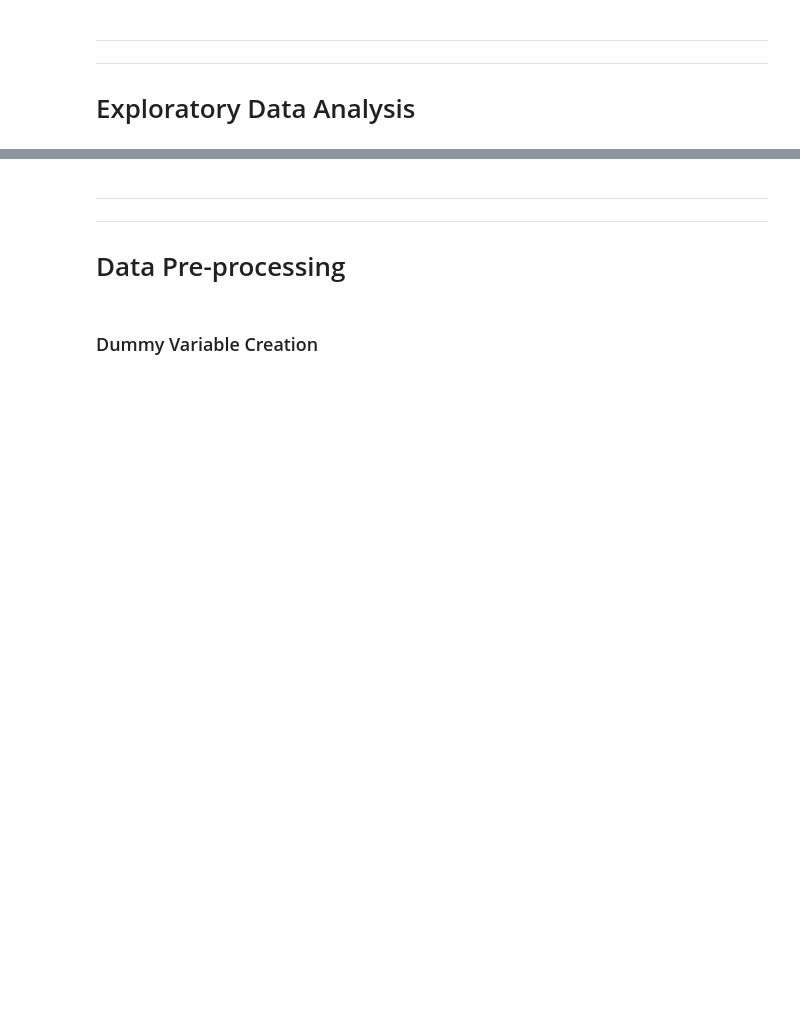
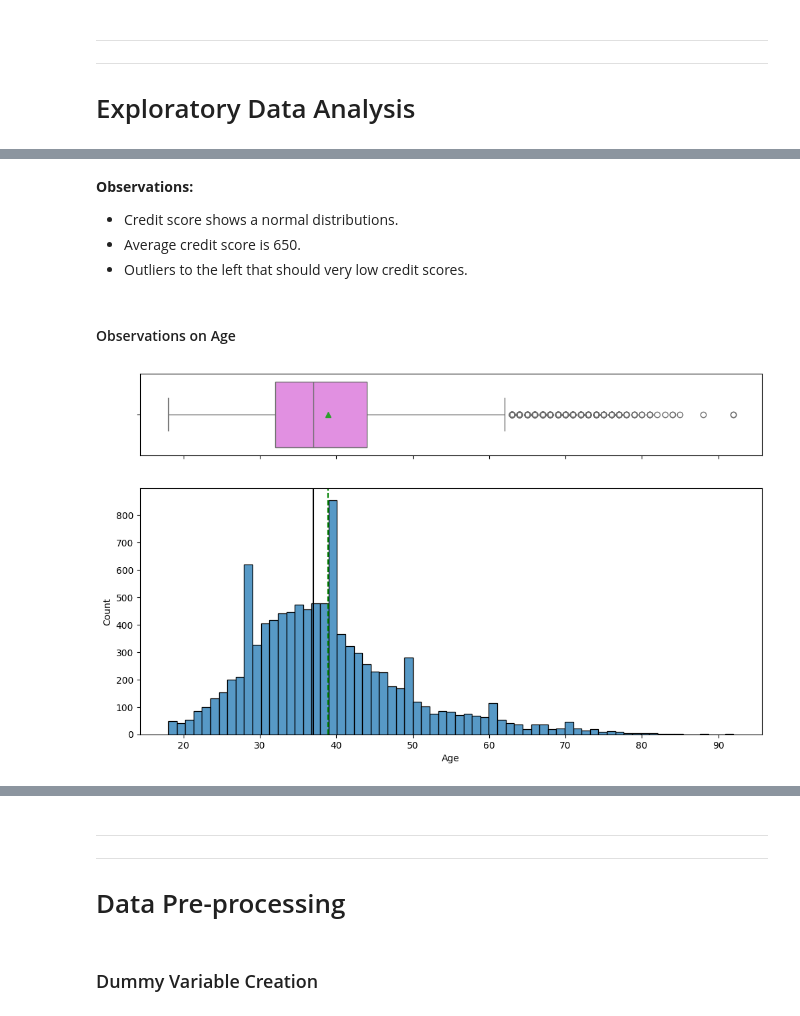
Before and after one commit to barkz/Bank-Churn-Prediction, a Jupyter notebook: RobBarker_NN_BankChurn_FC.ipynb, the cells around one changed output, grey strips where cells are left out. Saved outputs shown, nothing was run; the diff lists cells and outputs as text; code cells hidden in the pictures; blank space fills up the shorter version.

```diff
--- a/RobBarker_NN_BankChurn_FC.ipynb
+++ b/RobBarker_NN_BankChurn_FC.ipynb
@@ -335,0 +552,11 @@ print(f"There are {bankchurn_df.shape[0]} rows and {bankchurn_df.shape[1]} colum
+# %% [markdown]
+**Observations:**
+* Credit score shows a normal distributions.
+* Average credit score is 650.
+* Outliers to the left that should very low credit scores.
+# %% [markdown]
+#### Observations on Age
+# %%
+histogram_boxplot(bankchurn_df, "Age")
+# %% [output]
+[figure, added]
```
Also changed, not shown: parts of 101 cells of this notebook, 2 other files.
